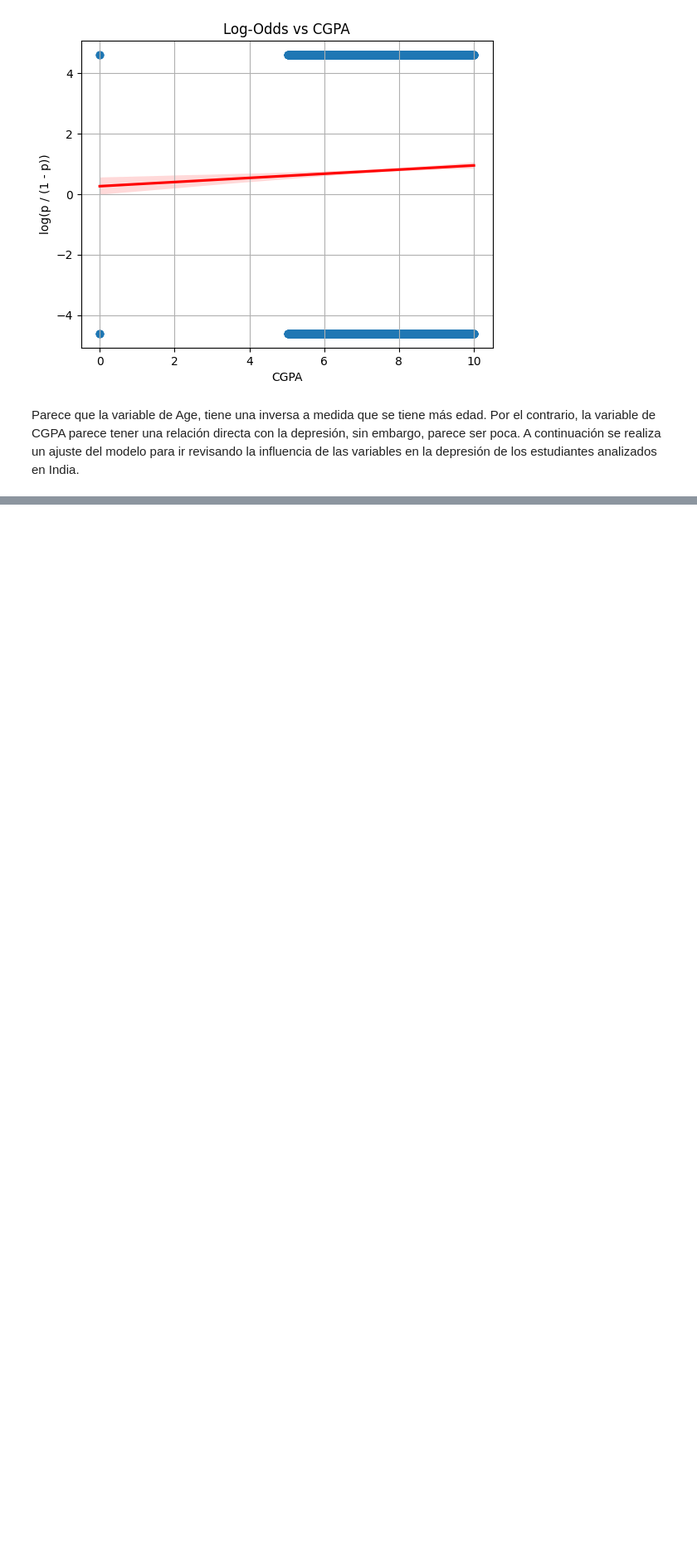
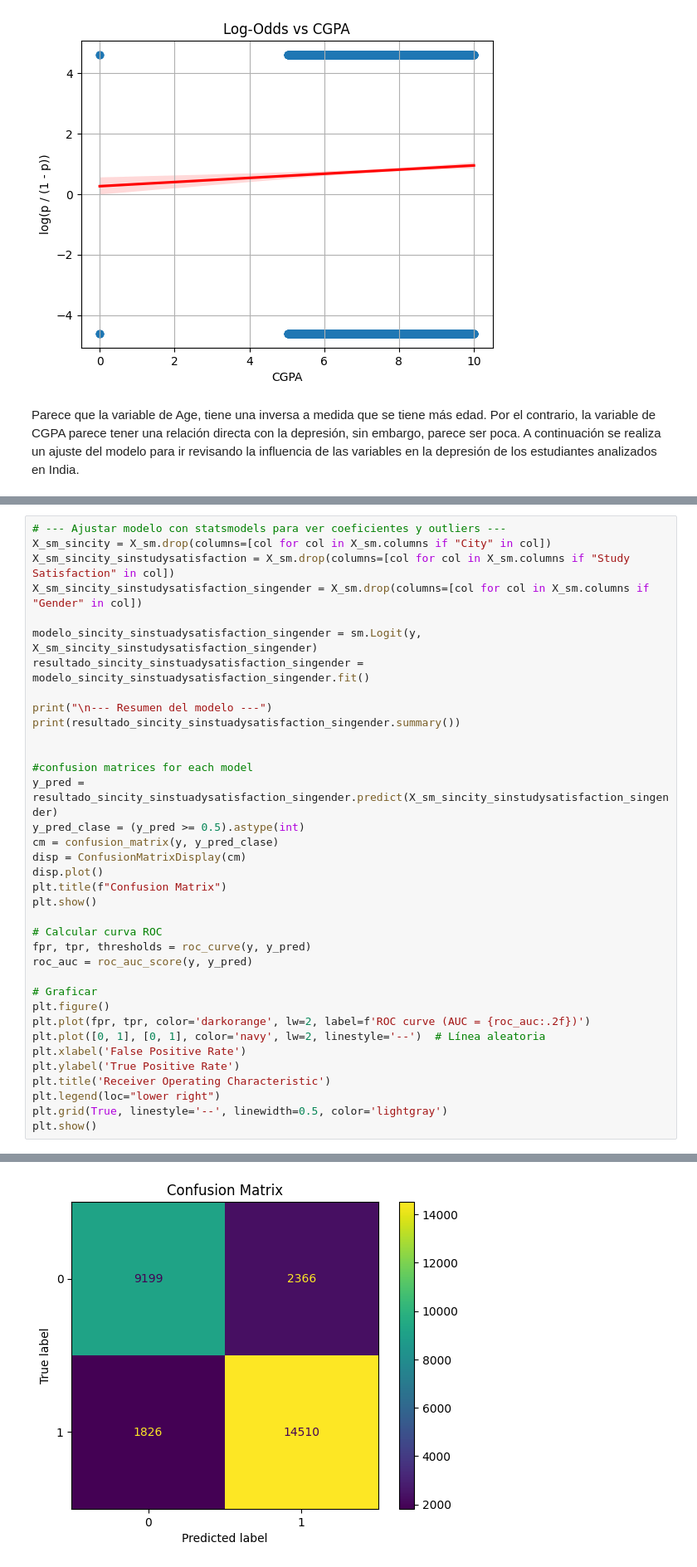
Before and after one commit to LauLizarazo/Proyectos-Python, a Jupyter notebook: Proyecto_Depresion/Código_analisis_datos_depresion.ipynb, the cells around one changed output, grey strips where cells are left out. Shown at 83% size. Saved outputs shown, nothing was run; the diff lists cells and outputs as text; blank space fills up the shorter version.

```diff
--- a/Proyecto_Depresion/Código_analisis_datos_depresion.ipynb
+++ b/Proyecto_Depresion/Código_analisis_datos_depresion.ipynb
@@ -487,0 +544,37 @@ Family History of Mental Illness_Yes          0.2418      0.036      6.648
+# %%
+# --- Ajustar modelo con statsmodels para ver coeficientes y outliers ---
+X_sm_sincity = X_sm.drop(columns=[col for col in X_sm.columns if "City" in col])
+X_sm_sincity_sinstudysatisfaction = X_sm.drop(columns=[col for col in X_sm.columns if "Study Satisfaction" in col])
+X_sm_sincity_sinstudysatisfaction_singender = X_sm.drop(columns=[col for col in X_sm.columns if "Gender" in col])
+
+modelo_sincity_sinstuadysatisfaction_singender = sm.Logit(y, X_sm_sincity_sinstudysatisfaction_singender)
+resultado_sincity_sinstuadysatisfaction_singender = modelo_sincity_sinstuadysatisfaction_singender.fit()
+
+print("\n--- Resumen del modelo ---")
+print(resultado_sincity_sinstuadysatisfaction_singender.summary())
+
+
+#confusion matrices for each model
+y_pred = resultado_sincity_sinstuadysatisfaction_singender.predict(X_sm_sincity_sinstudysatisfaction_singender)
+y_pred_clase = (y_pred >= 0.5).astype(int)
+cm = confusion_matrix(y, y_pred_clase)
+disp = ConfusionMatrixDisplay(cm)
+disp.plot()
+plt.title(f"Confusion Matrix")
+plt.show()
+
+# Calcular curva ROC
+fpr, tpr, thresholds = roc_curve(y, y_pred)
+roc_auc = roc_auc_score(y, y_pred)
+
+# Graficar
+plt.figure()
+plt.plot(fpr, tpr, color='darkorange', lw=2, label=f'ROC curve (AUC = {roc_auc:.2f})')
+plt.plot([0, 1], [0, 1], color='navy', lw=2, linestyle='--')  # Línea aleatoria
+plt.xlabel('False Positive Rate')
+plt.ylabel('True Positive Rate')
+plt.title('Receiver Operating Characteristic')
+plt.legend(loc="lower right")
+plt.grid(True, linestyle='--', linewidth=0.5, color='lightgray')
+plt.show()
+# %% [output]
@@ -487,0 +598 @@ Family History of Mental Illness_Yes          0.2418      0.036      6.648
+[figure, added]
```
Also changed, not shown: parts of 12 cells of this notebook.
